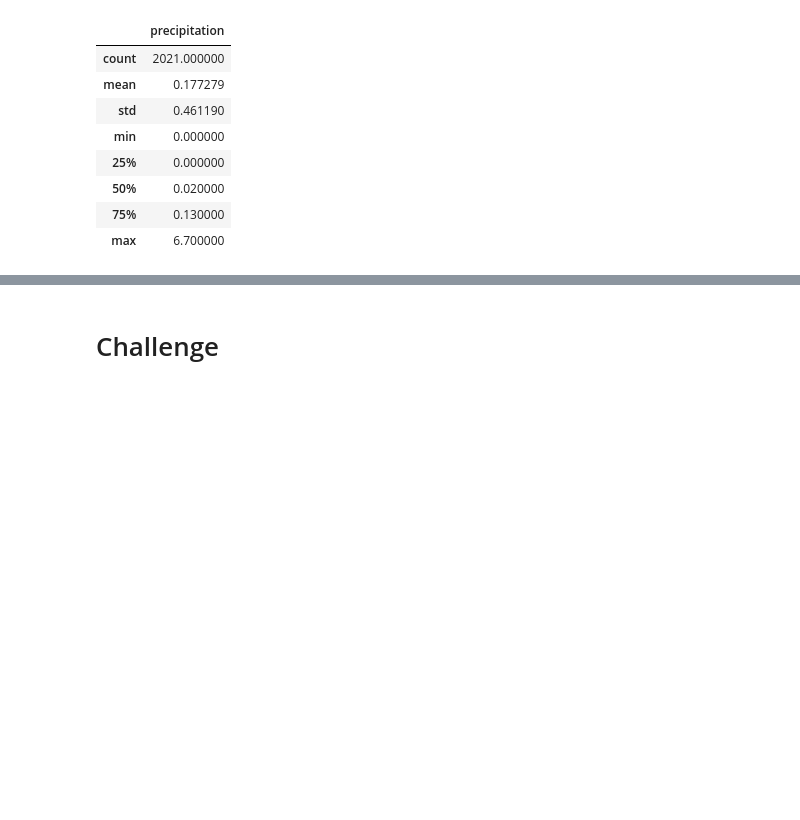
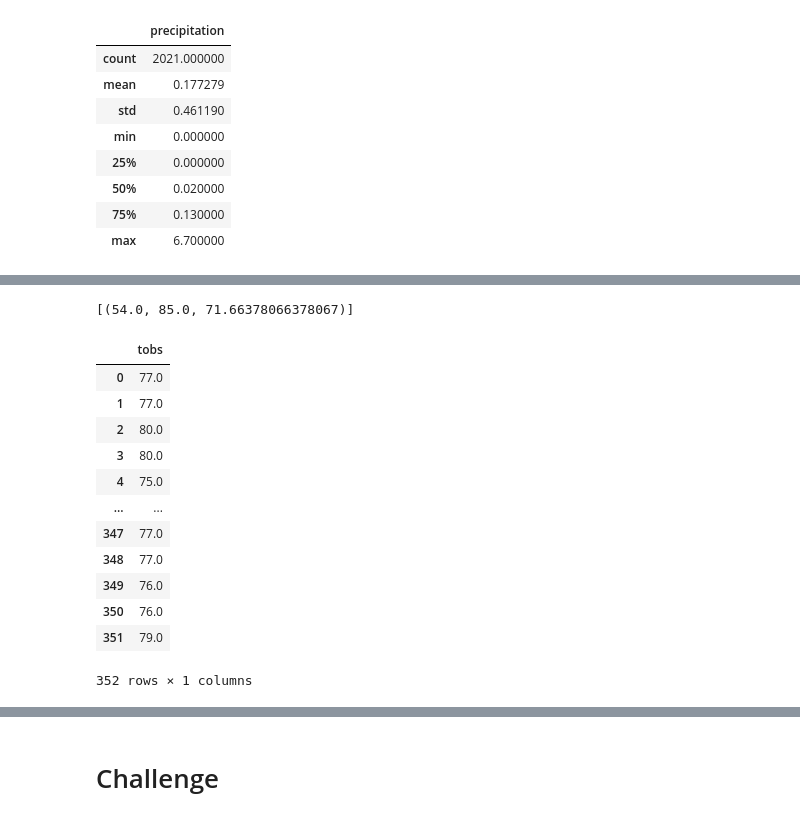
Before and after one commit to krishnakalisarkar/Surfs_up, a Jupyter notebook: climate_analysis.ipynb, the cells around one changed output, grey strips where cells are left out. Saved outputs shown, nothing was run; the diff lists cells and outputs as text; code cells hidden in the pictures; blank space fills up the shorter version.

```diff
--- a/climate_analysis.ipynb
+++ b/climate_analysis.ipynb
@@ -82,6 +97,33 @@ df.describe()
 # %%
-# Using the station id from the previous query, calculate the lowest temperature recorded,
+# 9.3.3 Using the station id from the previous query, calculate the lowest temperature recorded,
 # highest temperature recorded, and average temperature most active station?
+
+session.query(func.min(Measurement.tobs), func.max(Measurement.tobs), func.avg(Measurement.tobs)).\
+filter(Measurement.station == 'USC00519281').all()
+# %% [output]
+[(54.0, 85.0, 71.66378066378067)]
 # %%
+# 9.3.4 Plot the Highest Number Of Observations
 # Choose the station with the highest number of temperature observations.
 # Query the last 12 months of temperature observation data for this station and plot the results as a histogram
+
+results = session.query(Measurement.tobs).\
+filter(Measurement.station == 'USC00519281').\
+filter(Measurement.date >= prev_year).all()
+#print(results)
+df = pd.DataFrame(results, columns = ["tobs"])
+df
+# %% [output]
+|  | tobs |
+| 0 | 77.0 |
+| 1 | 77.0 |
+| 2 | 80.0 |
+| 3 | 80.0 |
+| 4 | 75.0 |
+| ... | ... |
+| 347 | 77.0 |
+| 348 | 77.0 |
+| 349 | 76.0 |
+| 350 | 76.0 |
+| 351 | 79.0 |
+352 rows × 1 columns
```
Also changed, not shown: parts of 3 cells of this notebook.
